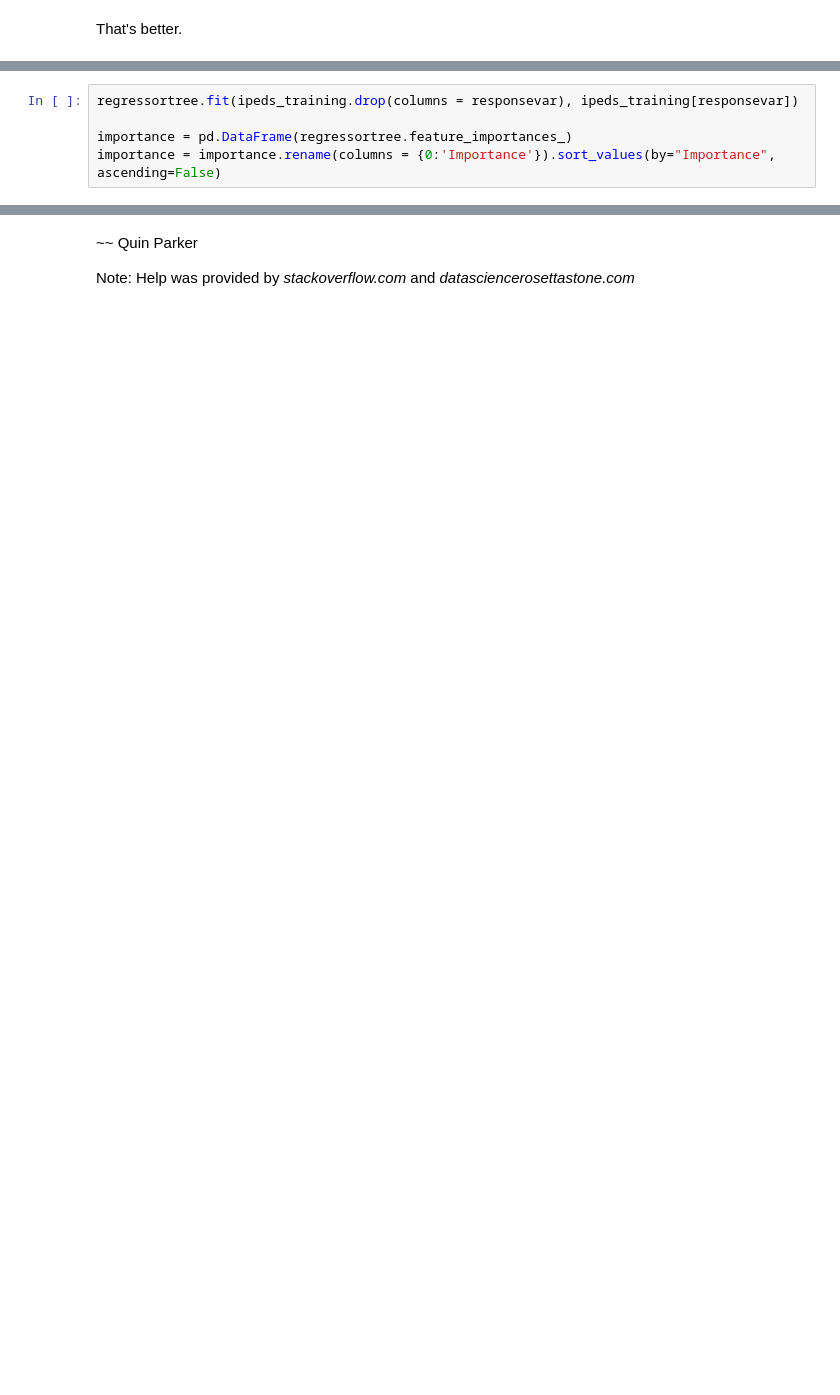
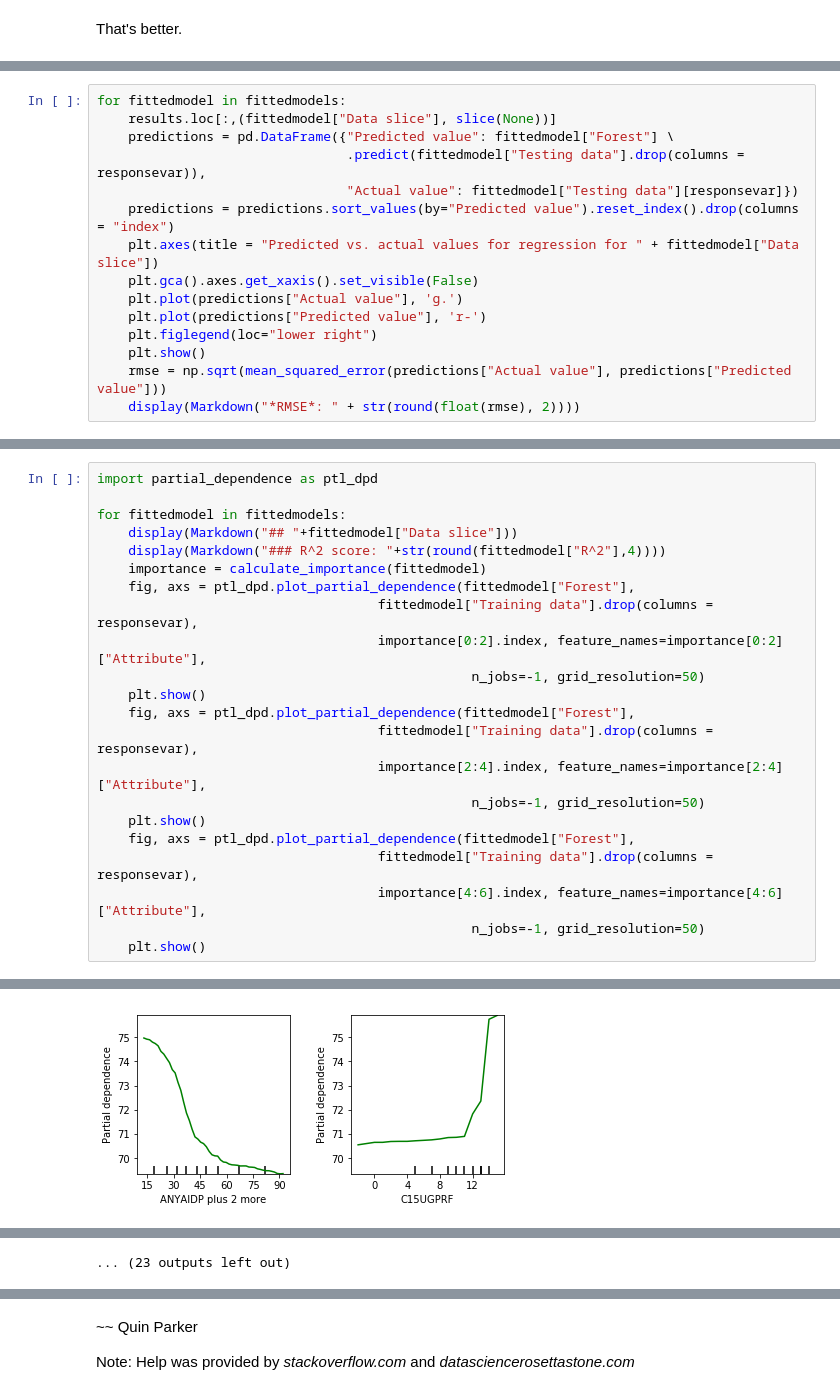
Before and after one commit to quinparker/ds-retentionrates, a Jupyter notebook: main.ipynb, the cells around one changed output, grey strips where cells are left out. Drawn from its saved outputs; the diff is of its cells as text; blank space fills up the shorter version.

```diff
--- a/main.ipynb
+++ b/main.ipynb
@@ -457,5 +515,0 @@ See the caveats in the documentation: http://pandas.pydata.org/pandas-docs/stabl
-# %%
-regressortree.fit(ipeds_training.drop(columns = responsevar), ipeds_training[responsevar])
-
-importance = pd.DataFrame(regressortree.feature_importances_)
-importance = importance.rename(columns = {0:'Importance'}).sort_values(by="Importance", ascending=False)
@@ -523,0 +649,15 @@ Retention rates are measured in percentages, and a RMSE of +/- 8 percentage poin
+# %%
+for fittedmodel in fittedmodels:
+    results.loc[:,(fittedmodel["Data slice"], slice(None))]
+    predictions = pd.DataFrame({"Predicted value": fittedmodel["Forest"] \
+                                .predict(fittedmodel["Testing data"].drop(columns = responsevar)),
+                                "Actual value": fittedmodel["Testing data"][responsevar]})
+    predictions = predictions.sort_values(by="Predicted value").reset_index().drop(columns = "index")
+    plt.axes(title = "Predicted vs. actual values for regression for " + fittedmodel["Data slice"])
+    plt.gca().axes.get_xaxis().set_visible(False)
+    plt.plot(predictions["Actual value"], 'g.')
+    plt.plot(predictions["Predicted value"], 'r-')
+    plt.figlegend(loc="lower right")
+    plt.show()
+    rmse = np.sqrt(mean_squared_error(predictions["Actual value"], predictions["Predicted value"]))
+    display(Markdown("*RMSE*: " + str(round(float(rmse), 2))))
@@ -523,0 +688,23 @@ Retention rates are measured in percentages, and a RMSE of +/- 8 percentage poin
+# %%
+import partial_dependence as ptl_dpd
+
+for fittedmodel in fittedmodels:
+    display(Markdown("## "+fittedmodel["Data slice"]))
+    display(Markdown("### R^2 score: "+str(round(fittedmodel["R^2"],4))))
+    importance = calculate_importance(fittedmodel)
+    fig, axs = ptl_dpd.plot_partial_dependence(fittedmodel["Forest"],
+                                    fittedmodel["Training data"].drop(columns = responsevar),
+                                    importance[0:2].index, feature_names=importance[0:2]["Attribute"],
+                                                n_jobs=-1, grid_resolution=50)
+    plt.show()
+    fig, axs = ptl_dpd.plot_partial_dependence(fittedmodel["Forest"],
+                                    fittedmodel["Training data"].drop(columns = responsevar),
+                                    importance[2:4].index, feature_names=importance[2:4]["Attribute"],
+                                                n_jobs=-1, grid_resolution=50)
+    plt.show()
+    fig, axs = ptl_dpd.plot_partial_dependence(fittedmodel["Forest"],
+                                    fittedmodel["Training data"].drop(columns = responsevar),
+                                    importance[4:6].index, feature_names=importance[4:6]["Attribute"],
+                                                n_jobs=-1, grid_resolution=50)
+    plt.show()
+# %% [output]
@@ -523,0 +713 @@ Retention rates are measured in percentages, and a RMSE of +/- 8 percentage poin
+[figure, added]
@@ -523,0 +723 @@ Retention rates are measured in percentages, and a RMSE of +/- 8 percentage poin
+... (23 outputs left out)
```
Also changed, not shown: parts of 40 cells of this notebook.
